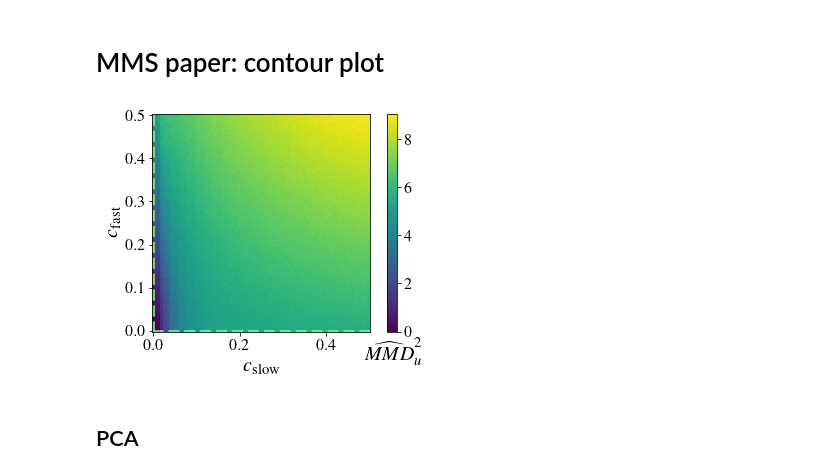
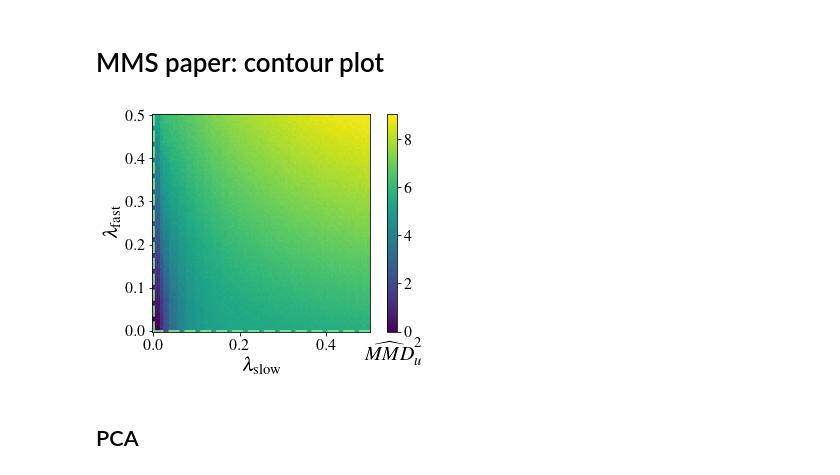
Before and after one commit to marvinschmitt/ModelMisspecificationBF, a Jupyter notebook: abf_ddm_bounded_bf.ipynb, the cells around one changed output. Cells and saved outputs as stored; diff of their text form; code cells hidden in the pictures.

```diff
--- a/abf_ddm_bounded_bf.ipynb
+++ b/abf_ddm_bounded_bf.ipynb
@@ -498,36 +498,36 @@ if RERUN_GRID_EXPERIMENT:
     _, x = trainer._forward_inference(200, 100)
     z_psi = np.array(trainer.network.summary_net(x))
 
     MMD = np.zeros((n_fast, n_slow))
     for i in tqdm(range(n_fast)):
         for j in range(n_slow):
             c_slow = slow_grid[i, j]
             c_fast = fast_grid[i, j]
             _, x_o = generative_model(200, 100)
 
             x_o = contaminate_dm_data_grid(x, c_slow=c_slow, c_fast=c_fast)
             s_o = np.array(trainer.network.summary_net(x_o))
 
             MMD[i, j] = float(maximum_mean_discrepancy(s_o, z_psi, unbiased=True))
 
     np.save(f"data/MMD_grid_experiments/MMD_DDM_grid.npy", MMD)
 
 MMD = np.load(f"data/MMD_grid_experiments/MMD_DDM_grid.npy")
 plt.figure()
 plt.gca().set_aspect('equal', adjustable='box')
 
 plt.pcolor(slow_grid, fast_grid, MMD, shading="nearest", rasterized=True)
-plt.xlabel(r"$c_{\mathrm{slow}}$")
-plt.ylabel(r"$c_{\mathrm{fast}}$")
+plt.xlabel(r"$\lambda_{\mathrm{slow}}$")
+plt.ylabel(r"$\lambda_{\mathrm{fast}}$")
 plt.axhline(y=0.0, linestyle="--", color="lightgreen", alpha=.80, linewidth=3)
 plt.axvline(x=0.0, linestyle="--", color="lightgreen", alpha=.80, linewidth=3)
 
 cbar = plt.colorbar()
 cbar.ax.set_xlabel(r"$\widehat{MMD}^2_u$")
 
 plt.savefig(f"plots/abf_ddm_grid.{FILEFORMAT}", bbox_inches="tight")
 # %% [output]
-[figure, old version]
+[figure, new version]
 # %% [markdown]
 ## PCA
 # %%
```
Also changed, not shown: parts of 2 cells of this notebook.
